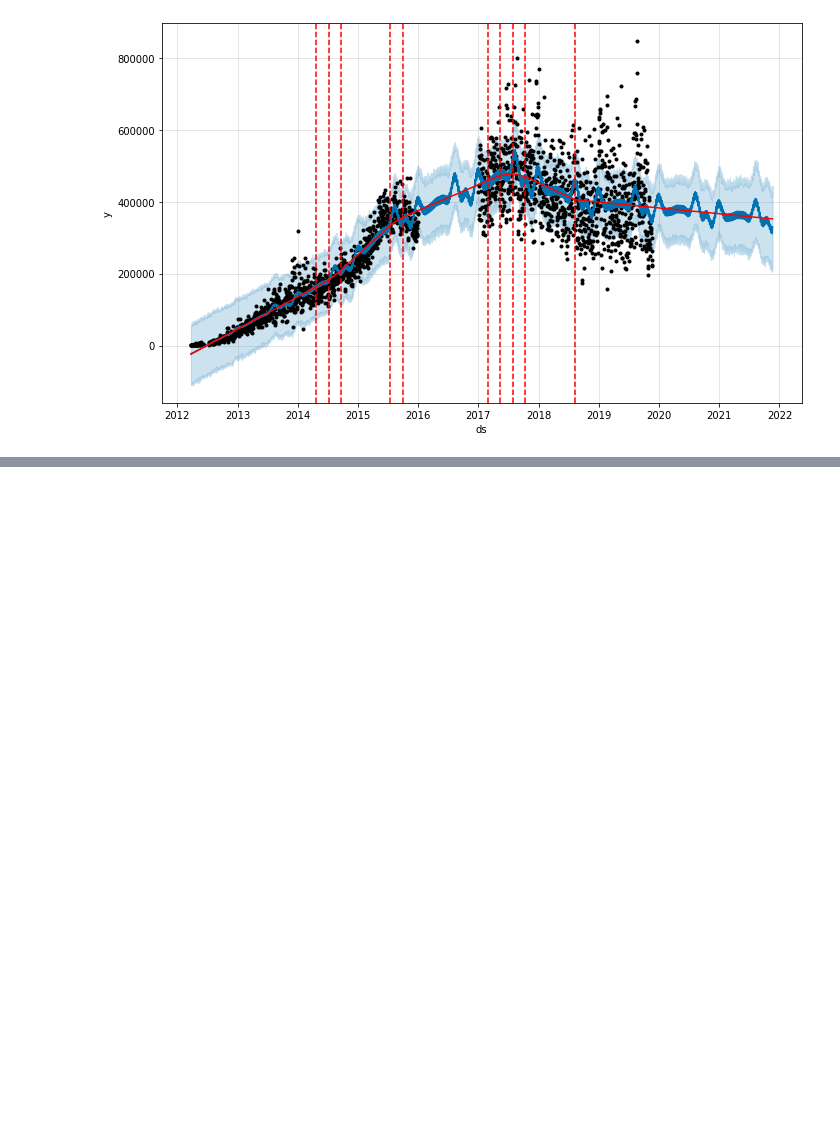
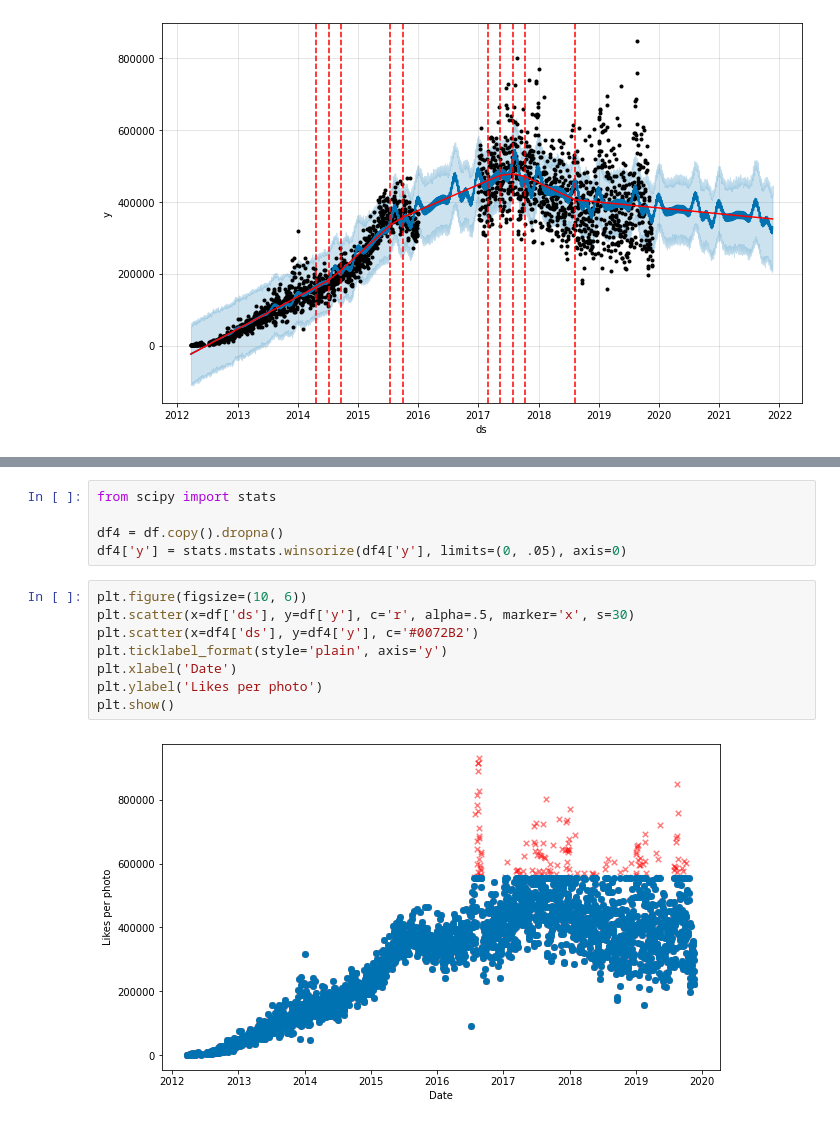
Before and after one commit to caiosainvallio/time-series, a Jupyter notebook: prophet/08_outliers-special-events.ipynb, the cells around one changed output, grey strips where cells are left out. Cells and saved outputs as stored; diff of their text form; blank space fills up the shorter version.

```diff
--- a/prophet/08_outliers-special-events.ipynb
+++ b/prophet/08_outliers-special-events.ipynb
@@ -167,0 +179,15 @@ plt.show()
+# %%
+from scipy import stats
+
+df4 = df.copy().dropna()
+df4['y'] = stats.mstats.winsorize(df4['y'], limits=(0, .05), axis=0)
+# %%
+plt.figure(figsize=(10, 6))
+plt.scatter(x=df['ds'], y=df['y'], c='r', alpha=.5, marker='x', s=30)
+plt.scatter(x=df4['ds'], y=df4['y'], c='#0072B2')
+plt.ticklabel_format(style='plain', axis='y')
+plt.xlabel('Date')
+plt.ylabel('Likes per photo')
+plt.show()
+# %% [output]
+[figure, added]
```
Also changed, not shown: parts of 21 cells of this notebook.
